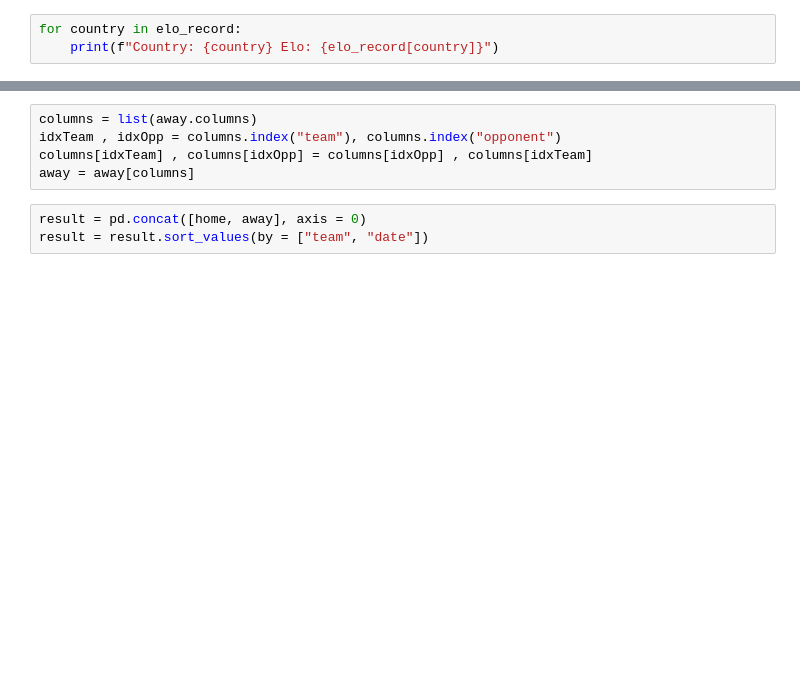
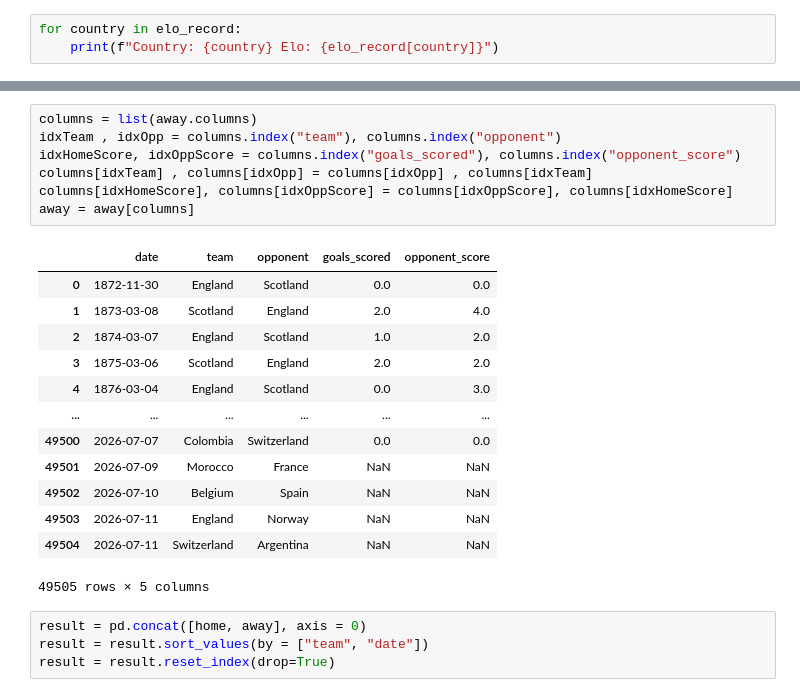
Before and after one commit to MayankK1103/WorldCupPredictionModel, a Jupyter notebook: run.ipynb, the cells around one changed output, grey strips where cells are left out. Drawn from its saved outputs; the diff is of its cells as text; blank space fills up the shorter version.

```diff
--- a/run.ipynb
+++ b/run.ipynb
@@ -145,11 +146,28 @@ away.columns = ["date", "opponent", "team", "goals_scored"]
 # %%
 columns = list(away.columns)
 idxTeam , idxOpp = columns.index("team"), columns.index("opponent")
+idxHomeScore, idxOppScore = columns.index("goals_scored"), columns.index("opponent_score")
 columns[idxTeam] , columns[idxOpp] = columns[idxOpp] , columns[idxTeam]
+columns[idxHomeScore], columns[idxOppScore] = columns[idxOppScore], columns[idxHomeScore]
 away = away[columns]
+# %% [output]
+|  | date | team | opponent | goals_scored | opponent_score |
+| 0 | 1872-11-30 | England | Scotland | 0.0 | 0.0 |
+| 1 | 1873-03-08 | Scotland | England | 2.0 | 4.0 |
+| 2 | 1874-03-07 | England | Scotland | 1.0 | 2.0 |
+| 3 | 1875-03-06 | Scotland | England | 2.0 | 2.0 |
+| 4 | 1876-03-04 | England | Scotland | 0.0 | 3.0 |
+| ... | ... | ... | ... | ... | ... |
+| 49500 | 2026-07-07 | Colombia | Switzerland | 0.0 | 0.0 |
+| 49501 | 2026-07-09 | Morocco | France | NaN | NaN |
+| 49502 | 2026-07-10 | Belgium | Spain | NaN | NaN |
+| 49503 | 2026-07-11 | England | Norway | NaN | NaN |
+| 49504 | 2026-07-11 | Switzerland | Argentina | NaN | NaN |
+49505 rows × 5 columns
 # %%
 result = pd.concat([home, away], axis = 0)
 result = result.sort_values(by = ["team", "date"])
+result = result.reset_index(drop=True)
 # %%
 avg_goal = result.groupby('team')['goals_scored'].rolling(window = 5).mean().shift()
 avg_goal = avg_goal.reset_index(drop=True)
```
Also changed, not shown: parts of 3 cells of this notebook.
